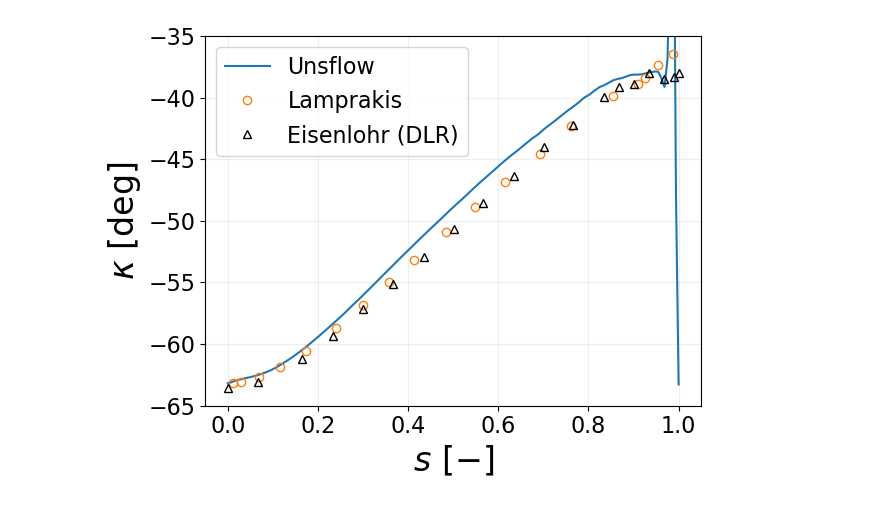
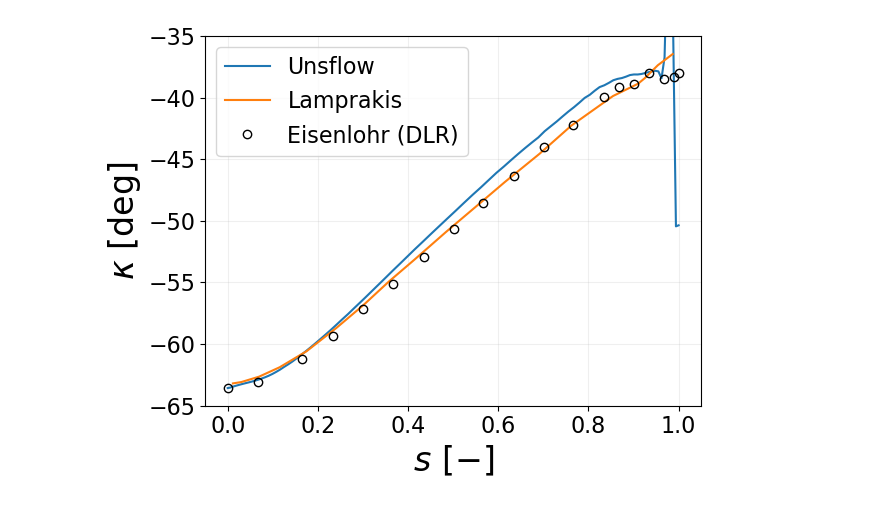
Before and after one commit to Propulsion-Power-TU-Delft/unsflow, a Jupyter notebook: Grid/testCases/DLR_SRV2/MetalAngleAnalysis/analysis.ipynb, the cells around one changed output. Saved outputs shown, nothing was run; the diff lists cells and outputs as text; code cells hidden in the pictures.

```diff
--- a/Grid/testCases/DLR_SRV2/MetalAngleAnalysis/analysis.ipynb
+++ b/Grid/testCases/DLR_SRV2/MetalAngleAnalysis/analysis.ipynb
@@ -34,15 +53,15 @@ plt.grid(alpha=grid_opacity)
 # %%
 lamprakis_shroud = np.loadtxt('lamprakis_shroud.csv', delimiter=',', skiprows=1)
 dlr_shroud = np.loadtxt('dlr_shroud.csv', delimiter=',', skiprows=1)
 
 plt.figure()
-plt.plot(blade.streamwise_normalized_coord[:,-5], 180/np.pi*blade.blade_metal_angle[:,-5], label='Unsflow')
-plt.plot(lamprakis_shroud[:,0], lamprakis_shroud[:,1], 'C1o', mfc='none', label='Lamprakis')
-plt.plot(dlr_shroud[:,0], dlr_shroud[:,1]-90, 'k^', mfc='none', label='Eisenlohr (DLR)')
+plt.plot(blade.streamwise_normalized_coord[:,-2], 180/np.pi*blade.blade_metal_angle[:,-3], label='Unsflow')
+plt.plot(lamprakis_shroud[:,0], lamprakis_shroud[:,1], 'C1', mfc='none', label='Lamprakis')
+plt.plot(dlr_shroud[:,0], dlr_shroud[:,1]-90, 'ko', mfc='none', label='Eisenlohr (DLR)')
 plt.ylim([-65, -35])
 plt.xlabel(r'$s \ \mathrm{[-]}$')
 plt.ylabel(r'$\kappa \ \mathrm{[deg]}$')
 plt.legend()
 plt.grid(alpha=grid_opacity)
 # %% [output]
-[figure, old version]
+[figure, new version]
```
Also changed, not shown: parts of 3 cells of this notebook, 3 other files.
